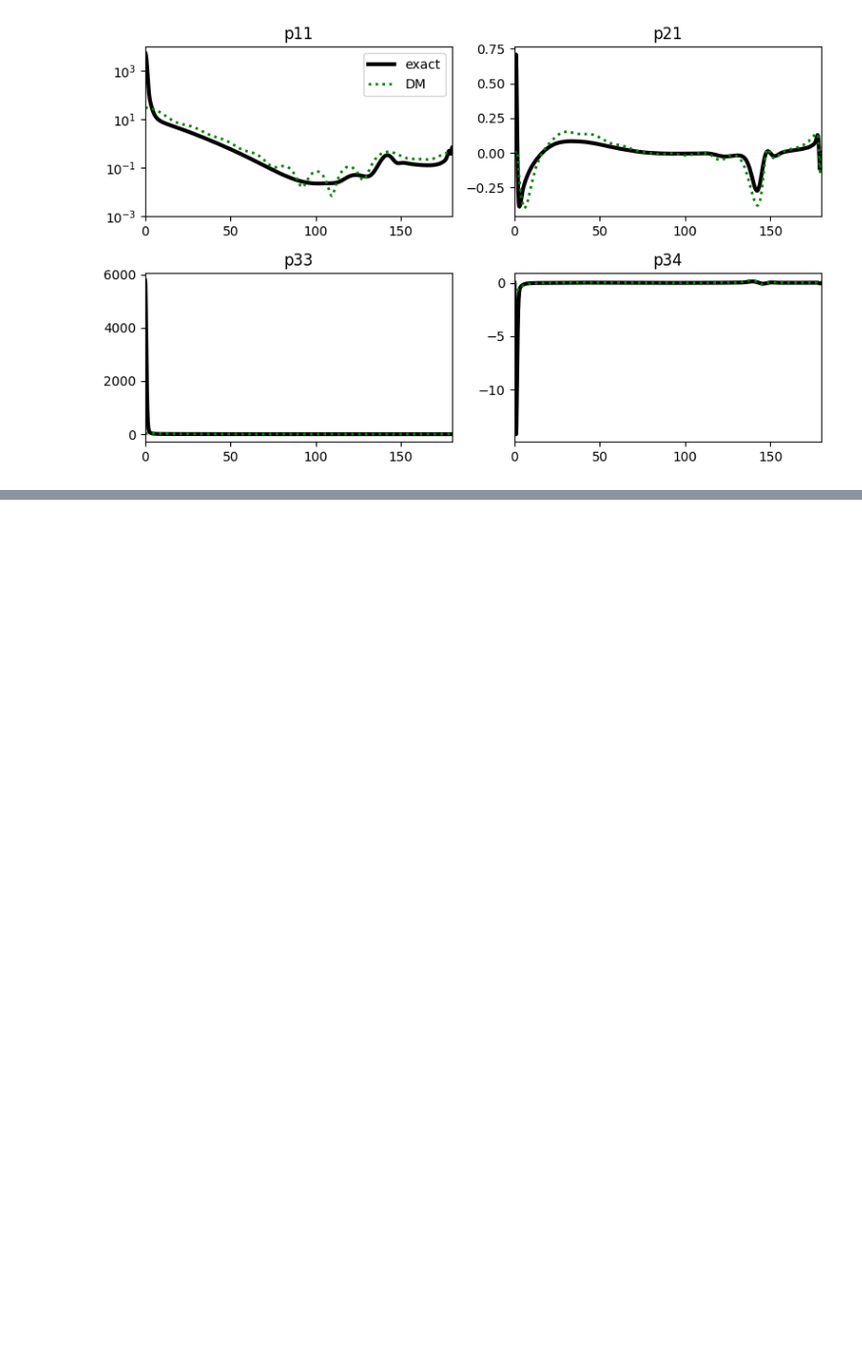
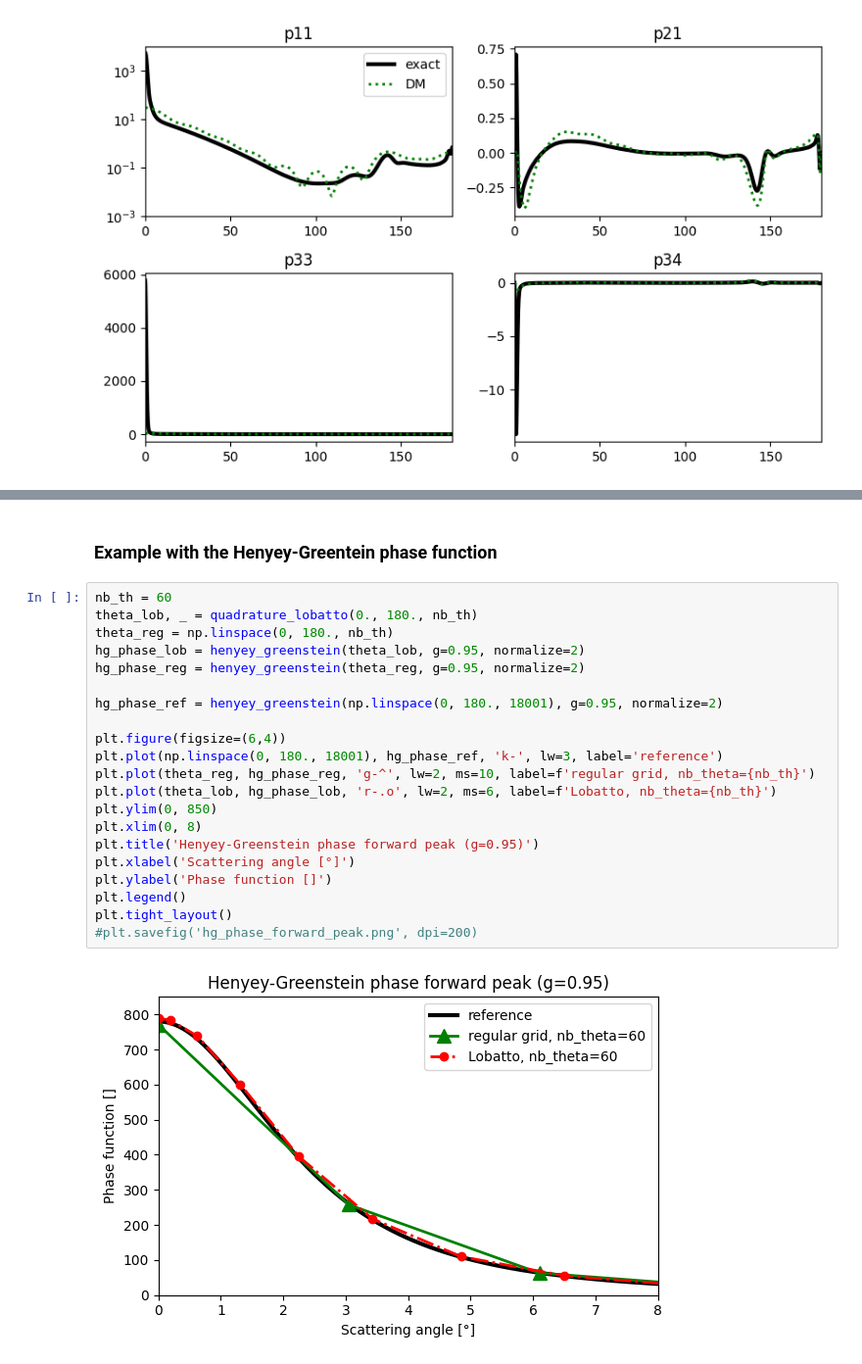
Before and after one commit to hygeos/pytrunc, a Jupyter notebook: demo_notebook.ipynb, the cells around one changed output, grey strips where cells are left out. Shown at 98% size. Saved outputs shown, nothing was run; the diff lists cells and outputs as text; blank space fills up the shorter version.

Commit message:
Add more examples in demo notebook

```diff
--- a/demo_notebook.ipynb
+++ b/demo_notebook.ipynb
@@ -181,0 +187,25 @@ f= 0.43294807007378455
+# %% [markdown]
+### Example with the Henyey-Greentein phase function
+# %%
+nb_th = 60
+theta_lob, _ = quadrature_lobatto(0., 180., nb_th)
+theta_reg = np.linspace(0, 180., nb_th)
+hg_phase_lob = henyey_greenstein(theta_lob, g=0.95, normalize=2)
+hg_phase_reg = henyey_greenstein(theta_reg, g=0.95, normalize=2)
+
+hg_phase_ref = henyey_greenstein(np.linspace(0, 180., 18001), g=0.95, normalize=2)
+
+plt.figure(figsize=(6,4))
+plt.plot(np.linspace(0, 180., 18001), hg_phase_ref, 'k-', lw=3, label='reference')
+plt.plot(theta_reg, hg_phase_reg, 'g-^', lw=2, ms=10, label=f'regular grid, nb_theta={nb_th}')
+plt.plot(theta_lob, hg_phase_lob, 'r-.o', lw=2, ms=6, label=f'Lobatto, nb_theta={nb_th}')
+plt.ylim(0, 850)
+plt.xlim(0, 8)
+plt.title('Henyey-Greenstein phase forward peak (g=0.95)')
+plt.xlabel('Scattering angle [°]')
+plt.ylabel('Phase function []')
+plt.legend()
+plt.tight_layout()
+#plt.savefig('hg_phase_forward_peak.png', dpi=200)
+# %% [output]
+[figure, added]
```
Also changed, not shown: parts of 4 cells of this notebook.
